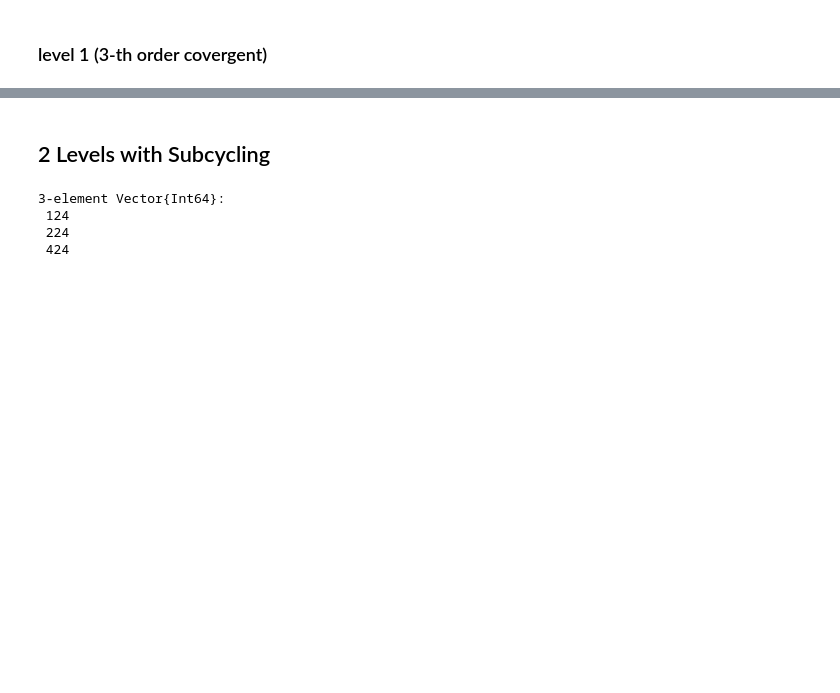
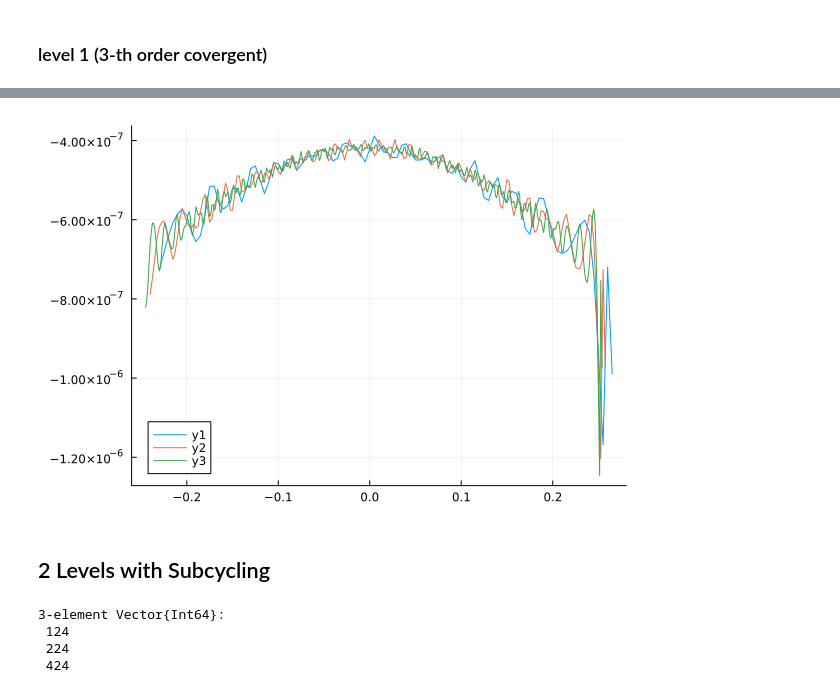
Before and after one commit to lwJi/Docs-Subcycling, a Jupyter notebook: ipynb/Covergence.ipynb, the cells around one changed output, grey strips where cells are left out. Saved outputs shown, nothing was run; the diff lists cells and outputs as text; code cells hidden in the pictures; blank space fills up the shorter version.

```diff
--- a/ipynb/Covergence.ipynb
+++ b/ipynb/Covergence.ipynb
@@ -112,3 +68,7 @@ display(plt)
+# %%
+plot_conv(parent_dir, dirs, nxs, nbuf; lev = 2, cord = 4)
+# %% [output]
+[figure, added]
 # %% [markdown]
 ## 2 Levels with Subcycling
 # %%
```
Also changed, not shown: parts of 12 cells of this notebook, 9 other files.
